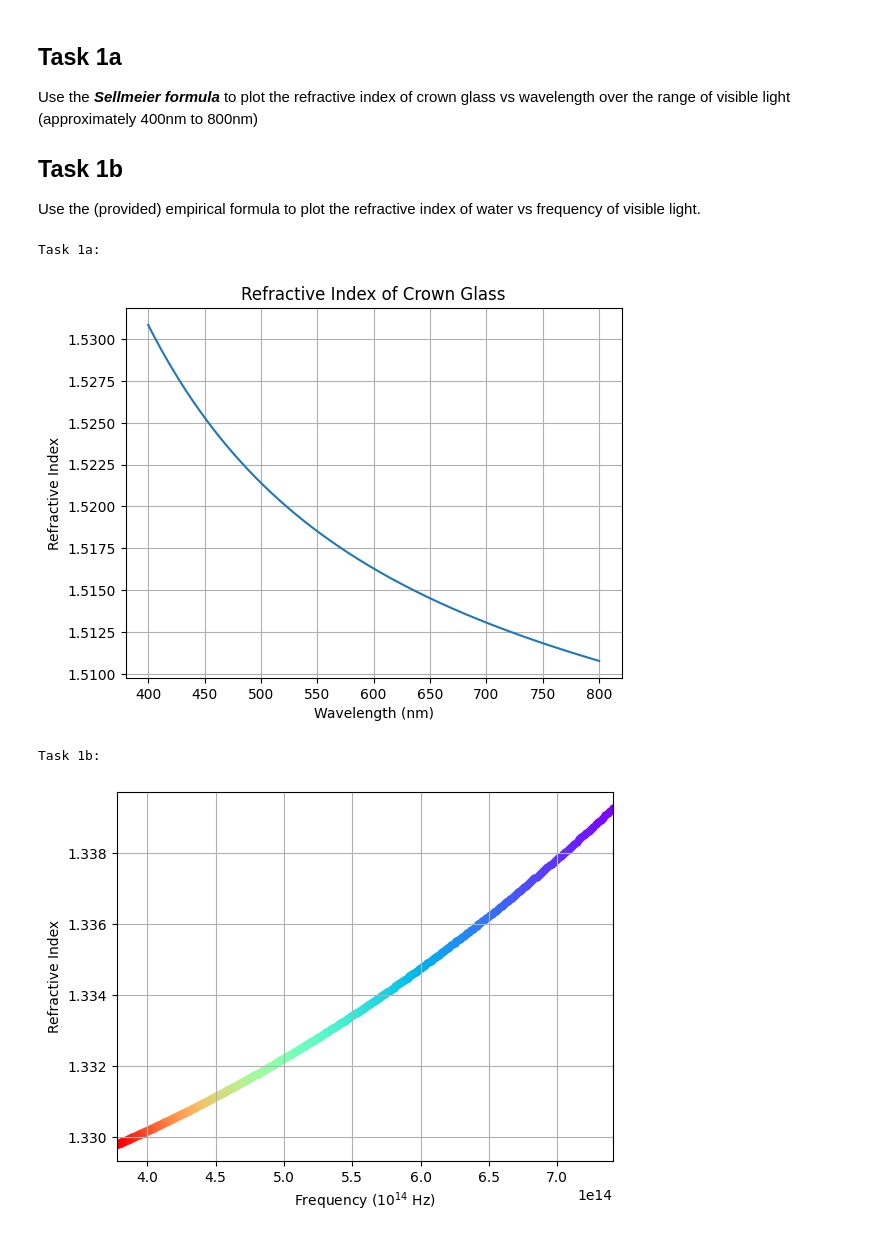
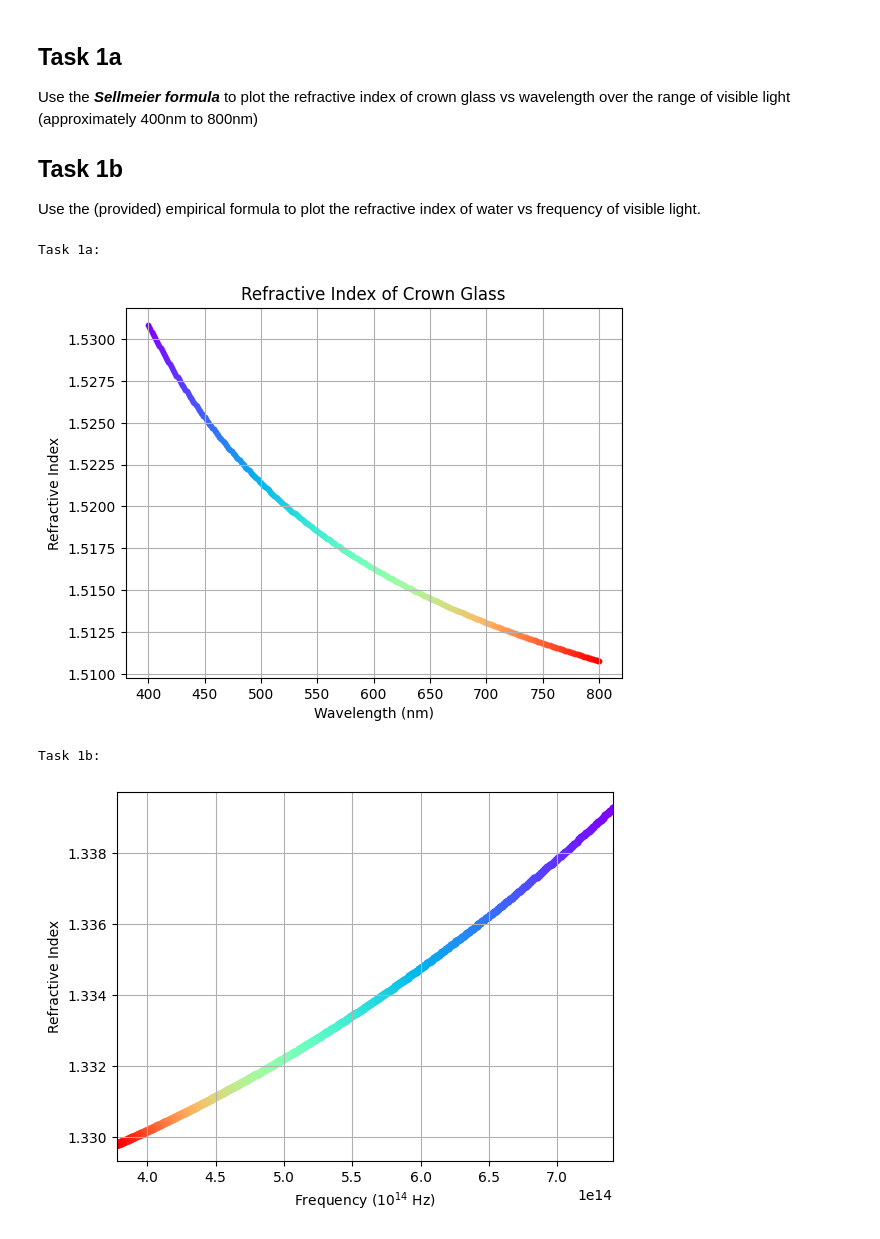
Before and after one commit to CorinnnaZ/CompChallenge, a Jupyter notebook: task1.ipynb, the cells around one changed output. Cells and saved outputs as stored; diff of their text form; code cells hidden in the pictures.

```diff
--- a/task1.ipynb
+++ b/task1.ipynb
@@ -32,44 +32,48 @@ def task1a():
         n_discrete = math.sqrt(1 + sum(summation))
         n.append(n_discrete)
 
-    plt.plot(x_nanometres, n)
+    # make a color for each data point from the 'rainbow' colormap
+    colours = cm.rainbow(np.linspace(0, 1, len(n)))
+
+    # plot each point individually with its corresponding color
+    for i in range(len(n)):
+        # Use scatter for individual point coloring. 's' is the marker size.
+        plt.scatter(x_nanometres[i], n[i], color=colours[i], s=10)
+
     plt.xlabel("Wavelength (nm)")
     plt.ylabel("Refractive Index")
     plt.title('Refractive Index of Crown Glass')
     plt.grid()
     plt.show()
-    # output the speed of light in the updated medium below by asking the user to input
-    # a number in range of wavelenghts and then it will be displayed, initially in the
-    # shell, but then later learn to get a more integrated effect
 
 def task1b():
     """defining variables"""
     c = 3*(10**8) # ms^-1
     wavelength_nanometres = [i for i in range(405, 795)] # how can I make this truly continuous?
     true_wavelength_list = [(i/(10**9)) for i in wavelength_nanometres] # now in metres
     frequency_list = [(c/wl) for wl in true_wavelength_list] # in Hz
 
     n = []
     for frequency in frequency_list:
         embed_1 = math.sqrt(1/(1.731 - 0.261 *((frequency/(10**15))**2)))
         n_discrete = math.sqrt(embed_1 + 1)
         n.append(n_discrete)
     colours = cm.rainbow(np.linspace(0,1,len(n)))
     plt.grid()
     for i in range(len(n)):
         plt.scatter(frequency_list[i], n[i], color = colours[i], linewidth = .005)
     plt.xlim(min(frequency_list), max(frequency_list))
     plt.xlabel(r"Frequency ($10^{14}$ Hz)")
     plt.ylabel("Refractive Index")
 
     plt.show()
 
 print("Task 1a:")
 task1a()
 print("Task 1b:")
 task1b()
 # %% [output]
 Task 1a:
-[figure, old version]
+[figure, new version]
 Task 1b:
 [figure]
```
